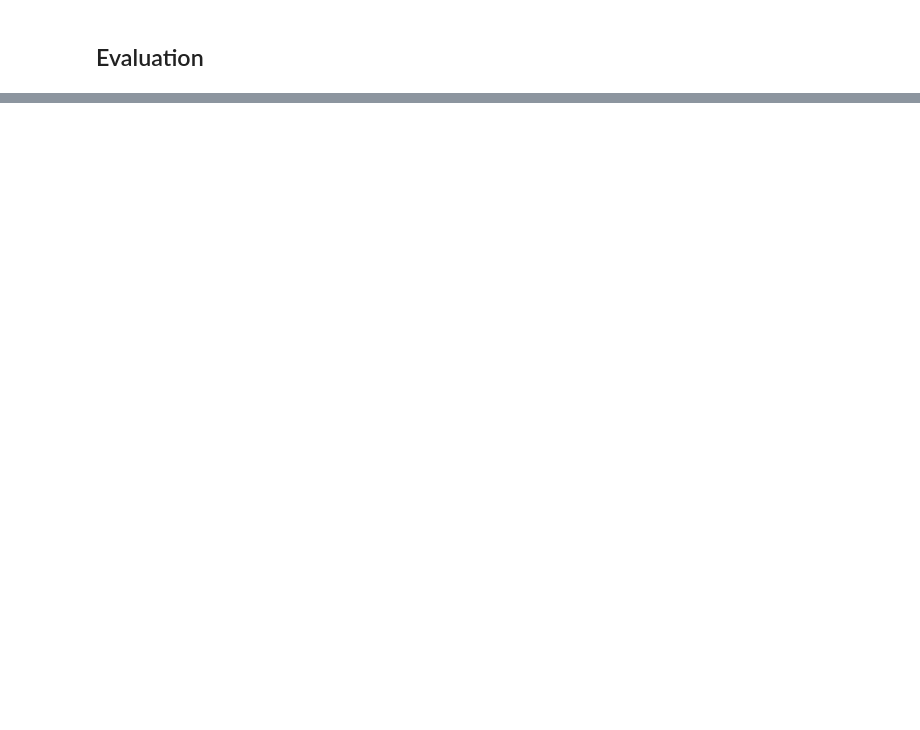
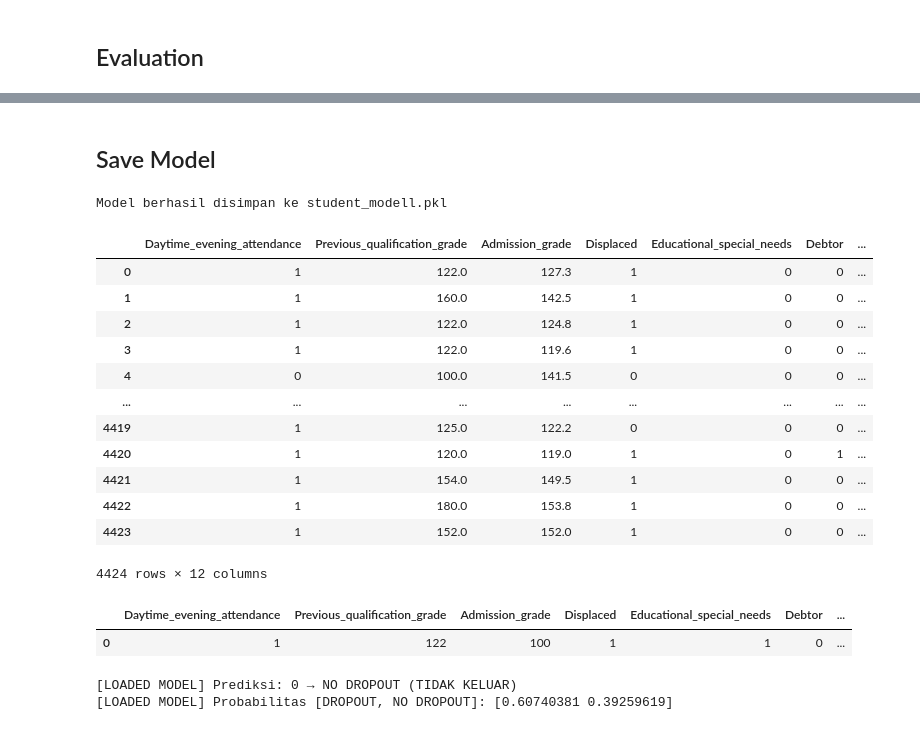
Before and after one commit to muchammadwr/Menyelesaikan-Permasalahan-Institusi-Pendidikan, a Jupyter notebook: notebook.ipynb, the cells around one changed output, grey strips where cells are left out. Saved outputs shown, nothing was run; the diff lists cells and outputs as text; code cells hidden in the pictures; blank space fills up the shorter version.

```diff
--- a/notebook.ipynb
+++ b/notebook.ipynb
@@ -560,0 +663,68 @@ dataset_dashboard_student.to_csv("data/dataset_dashboard_student.csv", index=Fal
+# %% [markdown]
+## Save Model
+# %%
+import pickle
+
+# Simpan pipeline ke file bernama 'student_model.pkl'
+with open("model/student_model.pkl", "wb") as f:
+    pickle.dump(pipeline, f)
+
+print("Model berhasil disimpan ke student_modell.pkl")
+# %% [output]
+Model berhasil disimpan ke student_modell.pkl
+# %%
+df_model
+# %% [output]
+|  | Daytime_evening_attendance | Previous_qualification_grade | Admission_grade | Displaced | Educational_special_needs | Debtor | ... |
+| 0 | 1 | 122.0 | 127.3 | 1 | 0 | 0 | ... |
+| 1 | 1 | 160.0 | 142.5 | 1 | 0 | 0 | ... |
+| 2 | 1 | 122.0 | 124.8 | 1 | 0 | 0 | ... |
+| 3 | 1 | 122.0 | 119.6 | 1 | 0 | 0 | ... |
+| 4 | 0 | 100.0 | 141.5 | 0 | 0 | 0 | ... |
+| ... | ... | ... | ... | ... | ... | ... | ... |
+| 4419 | 1 | 125.0 | 122.2 | 0 | 0 | 0 | ... |
+| 4420 | 1 | 120.0 | 119.0 | 1 | 0 | 1 | ... |
+| 4421 | 1 | 154.0 | 149.5 | 1 | 0 | 0 | ... |
+| 4422 | 1 | 180.0 | 153.8 | 1 | 0 | 0 | ... |
+| 4423 | 1 | 152.0 | 152.0 | 1 | 0 | 0 | ... |
+4424 rows × 12 columns
+# %%
+new_data = pd.DataFrame(
+
+        [
+            {
+                "Daytime_evening_attendance": 1,
+                "Previous_qualification_grade": 122,
+                "Admission_grade": 100,
+                "Displaced": 1,
+                "Educational_special_needs": 1,
+                "Debtor": 0,
+                "Tuition_fees_up_to_date": 1,
+                "Scholarship_holder": 0,
+                "Unemployment_rate": 15,
+                "Inflation_rate": 1,
+                "GDP": 3,
+            }
+        ]
+
+)
+
+new_data
+# %% [output]
+|  | Daytime_evening_attendance | Previous_qualification_grade | Admission_grade | Displaced | Educational_special_needs | Debtor | ... |
+| 0 | 1 | 122 | 100 | 1 | 1 | 0 | ... |
+# %%
+with open("model/student_model.pkl", "rb") as f:
+    loaded_model = pickle.load(f)
+
+# Prediksi ulang
+loaded_pred = loaded_model.predict(new_data)[0]
+loaded_proba = loaded_model.predict_proba(new_data)[0]
+
+status = "DROPOUT (KELUAR)" if loaded_pred == 1 else "NO DROPOUT (TIDAK KELUAR)"
+
+print(f"[LOADED MODEL] Prediksi: {loaded_pred} → {status}")
+print(f"[LOADED MODEL] Probabilitas [DROPOUT, NO DROPOUT]: {loaded_proba}")
+# %% [output]
+[LOADED MODEL] Prediksi: 0 → NO DROPOUT (TIDAK KELUAR)
+[LOADED MODEL] Probabilitas [DROPOUT, NO DROPOUT]: [0.60740381 0.39259619]
```
Also changed, not shown: parts of 41 cells of this notebook, 7 other files.
